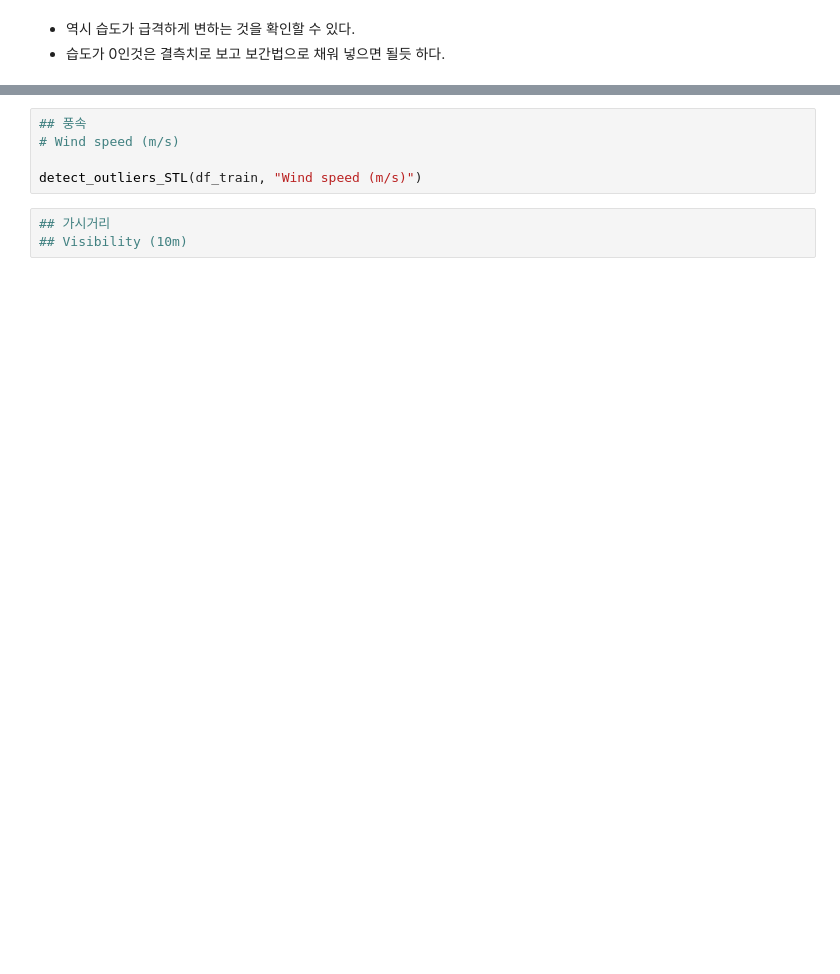
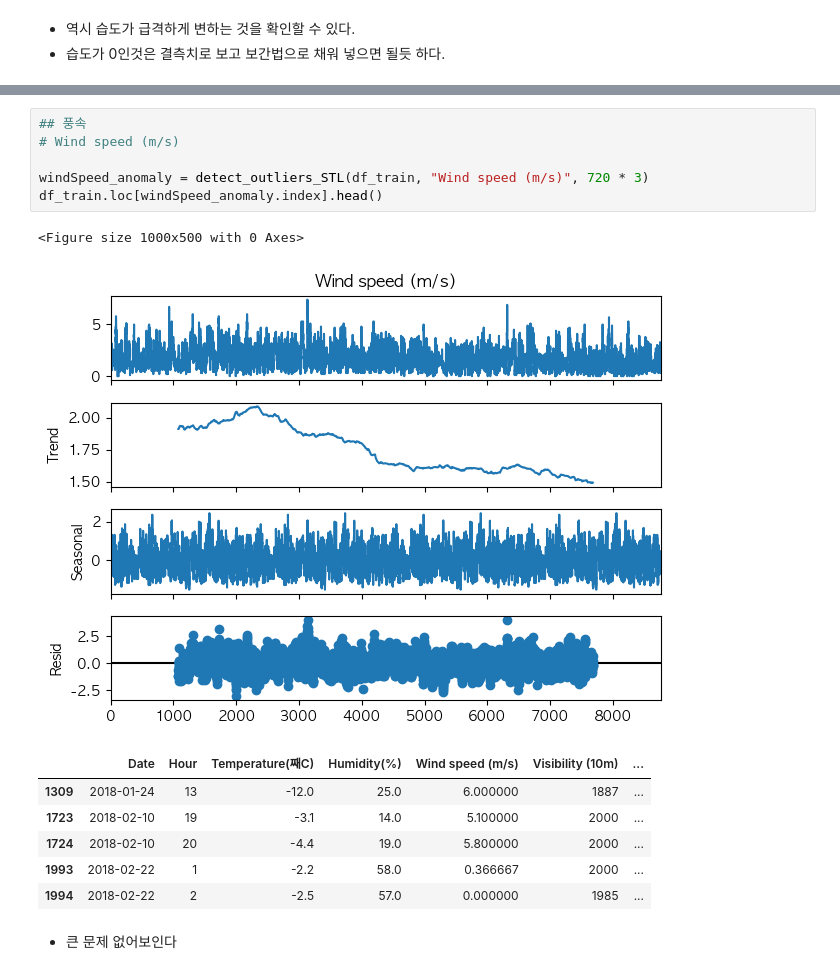
Before and after one commit to jaehyuk1109/BAF-16-Fresh-Edu, a Jupyter notebook: 3주차_과제/3주차_과제.ipynb, the cells around one changed output, grey strips where cells are left out. Drawn from its saved outputs; the diff is of its cells as text; blank space fills up the shorter version.

```diff
--- a/3주차_과제/3주차_과제.ipynb
+++ b/3주차_과제/3주차_과제.ipynb
@@ -284,8 +317,17 @@ df_train.loc[np.r_[4100:4121, 4250:4261, 4270:4286]]
 # %%
 ## 풍속
 # Wind speed (m/s)
 
-detect_outliers_STL(df_train, "Wind speed (m/s)")
+windSpeed_anomaly = detect_outliers_STL(df_train, "Wind speed (m/s)", 720 * 3)
+df_train.loc[windSpeed_anomaly.index].head()
+# %% [output]
+<Figure size 1000x500 with 0 Axes>
+[figure, added]
+|  | Date | Hour | Temperature(째C) | Humidity(%) | Wind speed (m/s) | Visibility (10m) | ... |
+| 1309 | 2018-01-24 | 13 | -12.0 | 25.0 | 6.000000 | 1887 | ... |
+| 1723 | 2018-02-10 | 19 | -3.1 | 14.0 | 5.100000 | 2000 | ... |
+| 1724 | 2018-02-10 | 20 | -4.4 | 19.0 | 5.800000 | 2000 | ... |
+| 1993 | 2018-02-22 | 1 | -2.2 | 58.0 | 0.366667 | 2000 | ... |
+| 1994 | 2018-02-22 | 2 | -2.5 | 57.0 | 0.000000 | 1985 | ... |
-# %%
-## 가시거리
-## Visibility (10m)
+# %% [markdown]
+- 큰 문제 없어보인다
```
Also changed, not shown: parts of 52 cells of this notebook.
